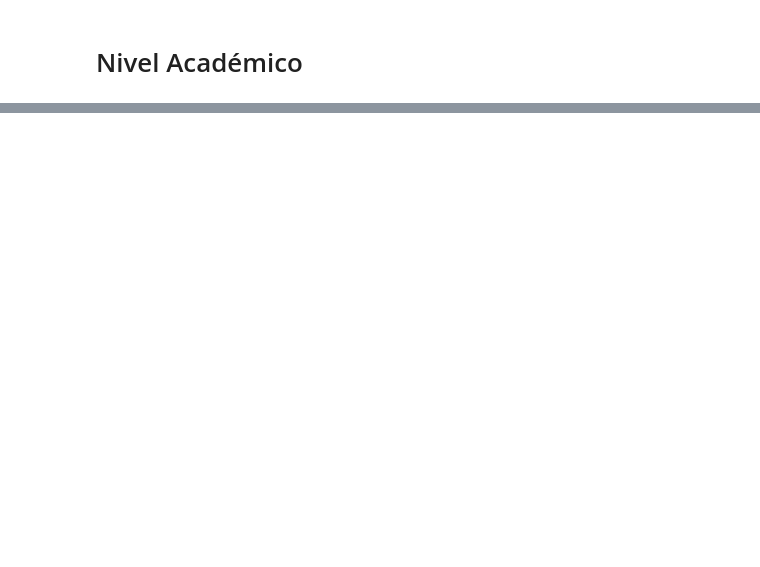
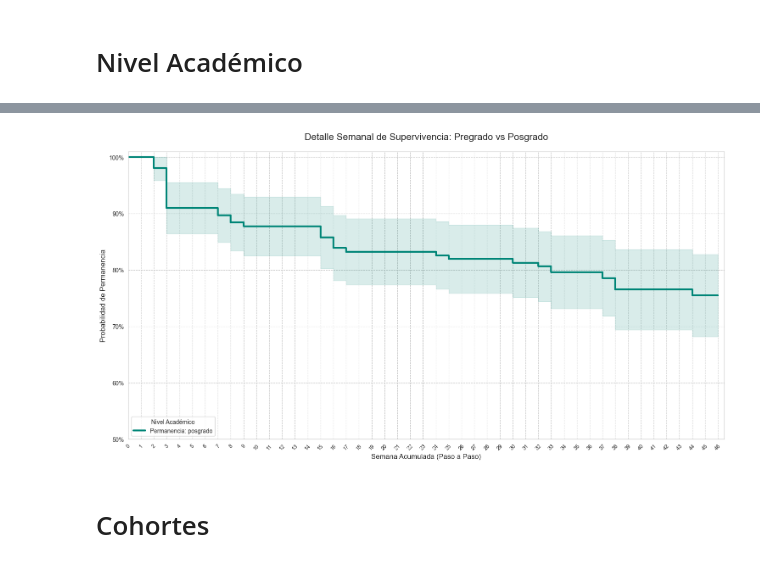
Before and after one commit to juanjimenez-design/central_perm_flow, a Jupyter notebook: notebooks/nb_cascadas_lifetables_survival.ipynb, the cells around one changed output, grey strips where cells are left out. Saved outputs shown, nothing was run; the diff lists cells and outputs as text; code cells hidden in the pictures; blank space fills up the shorter version.

```diff
--- a/notebooks/nb_cascadas_lifetables_survival.ipynb
+++ b/notebooks/nb_cascadas_lifetables_survival.ipynb
@@ -568,0 +651,67 @@ central_tabla_vida.loc[mask_cohorte & mask_nivel  ,['cohorte_inicial', 'fecha_in
+# %%
+import matplotlib.pyplot as plt
+import matplotlib.ticker as ticker
+import seaborn as sns
+
+def graficar_km_zoom_unitario(df_total):
+    # 1. Filtrar niveles (normalizando a minúsculas para el filtro)
+    df_plot = df_total[df_total['nivel_academico'].str.lower().isin(['pregrado', 'posgrado'])].copy()
+
+    # 2. Configuración estética
+    plt.figure(figsize=(15, 8)) # Aumentamos ancho para dar espacio a los ticks unitarios
+    sns.set_style("whitegrid", {'grid.linestyle': '--', 'grid.alpha': 0.5})
+
+    colores = {
+        'PREGRADO': '#6A0DAD', # Morado
+        'POSGRADO': '#008577'  # Verde Esmeralda
+    }
+
+    for nivel in df_plot['nivel_academico'].unique():
+        data_nivel = df_plot[df_plot['nivel_academico'] == nivel].sort_values('semana_acumulada')
+        color_actual = colores.get(nivel.upper(), 'gray')
+
+        plt.step(data_nivel['semana_acumulada'],
+                 data_nivel['km'],
+                 where='post',
+                 label=f'Permanencia: {nivel}',
+                 color=color_actual,
+                 lw=3)
+
+        plt.fill_between(data_nivel['semana_acumulada'],
+                         data_nivel['km_ic_inf'],
+                         data_nivel['km_ic_sup'],
+                         step='post',
+                         alpha=0.15,
+                         color=color_actual)
+
+    # 3. CONFIGURACIÓN DE EJES (Zoom y Unidad por Unidad)
+    ax = plt.gca()
+
+    # Eje Y: Zoom al 80% - 100%
+    plt.ylim(0.5, 1.01)
+    ax.yaxis.set_major_formatter(ticker.PercentFormatter(xmax=1.0))
+
+    # Eje X: Unidad por unidad
+    # Determinamos el rango máximo de semanas presentes en el data
+    max_semanas = int(df_plot['semana_acumulada'].max())
+    ax.set_xticks(range(0, max_semanas + 1, 1)) # Marcas cada 1 unidad
+
+    # Rotamos las etiquetas si hay muchas semanas para evitar solapamiento
+    plt.xticks(rotation=45, fontsize=9)
+    plt.xlim(0, max_semanas + 0.5)
+
+    # 4. Etiquetas y Leyenda
+    plt.title('Detalle Semanal de Supervivencia: Pregrado vs Posgrado', fontsize=16, pad=20)
+    plt.xlabel('Semana Acumulada (Paso a Paso)', fontsize=12)
+    plt.ylabel('Probabilidad de Permanencia', fontsize=12)
+
+    plt.legend(title="Nivel Académico", frameon=True, loc='lower left')
+    plt.tight_layout()
+    plt.show()
+
+# Ejecución
+mask_cohorte = central_tabla_vida['cohorte_inicial'] == '2025 1b'
+df_final_plot = central_tabla_vida.loc[mask_cohorte]
+
+graficar_km_zoom_unitario(df_final_plot)
+# %% [output]
@@ -568,0 +719 @@ central_tabla_vida.loc[mask_cohorte & mask_nivel  ,['cohorte_inicial', 'fecha_in
+[figure, added]
@@ -568,0 +770,2 @@ central_tabla_vida.loc[mask_cohorte & mask_nivel  ,['cohorte_inicial', 'fecha_in
+# %% [markdown]
+# Cohortes
```
Also changed, not shown: parts of 33 cells of this notebook, 5 other files.
